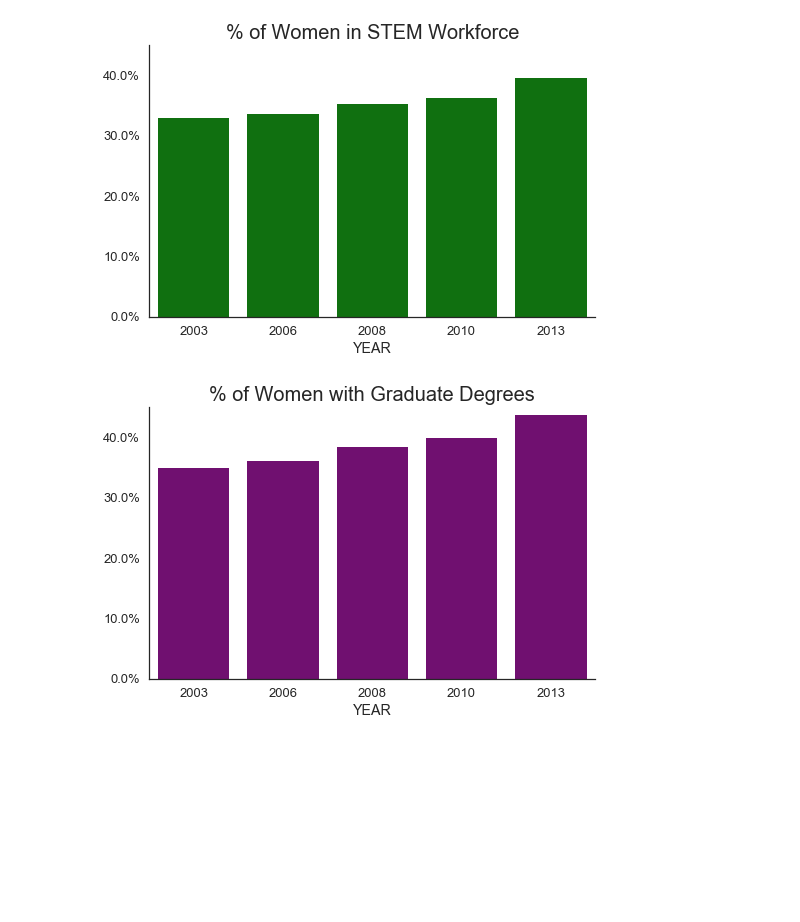
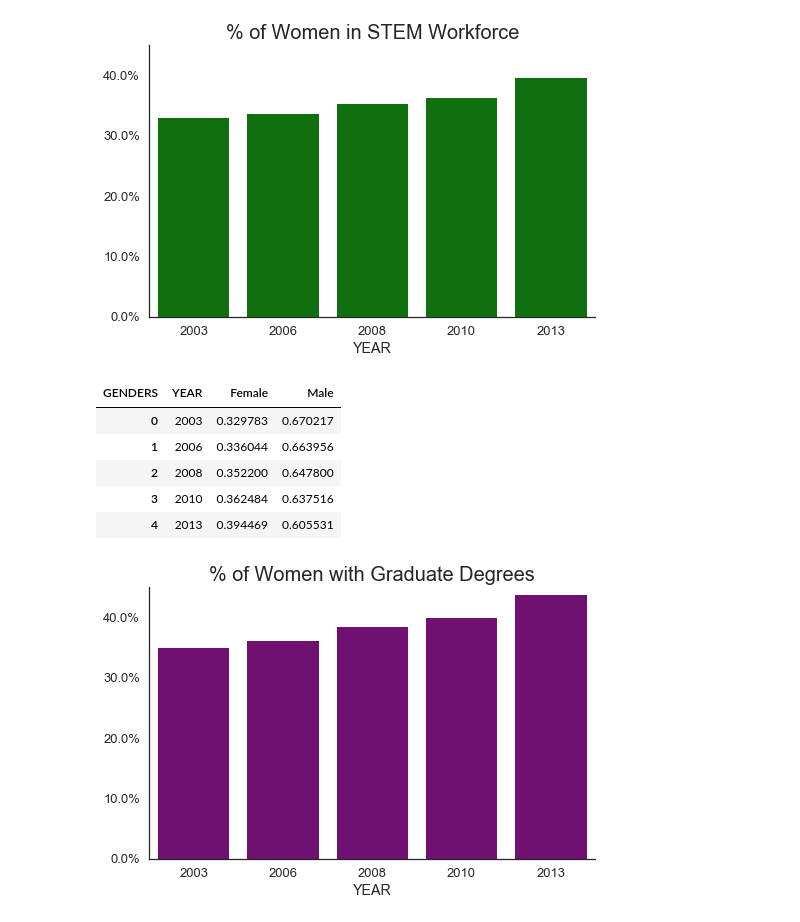
Before and after one commit to shuojiashi/women_in_stem, a Jupyter notebook: notebooks/Women in STEM_project report.ipynb, the cells around one changed output. Saved outputs shown, nothing was run; the diff lists cells and outputs as text; code cells hidden in the pictures; blank space fills up the shorter version.

```diff
--- a/notebooks/Women in STEM_project report.ipynb
+++ b/notebooks/Women in STEM_project report.ipynb
@@ -236,6 +236,15 @@ plt.savefig('./../results/femalepercent.png',dpi = 150)
 sns.set_style('whitegrid')
 # %% [output]
 [figure]
+# %%
+df_female_percentage
+# %% [output]
+| GENDERS | YEAR | Female | Male |
+| 0 | 2003 | 0.329783 | 0.670217 |
+| 1 | 2006 | 0.336044 | 0.663956 |
+| 2 | 2008 | 0.352200 | 0.647800 |
+| 3 | 2010 | 0.362484 | 0.637516 |
+| 4 | 2013 | 0.394469 | 0.605531 |
 # %%
 sns.set_style("white")
 fig=plt.figure(figsize=[8,5])
```
Also changed, not shown: 2 other files.
